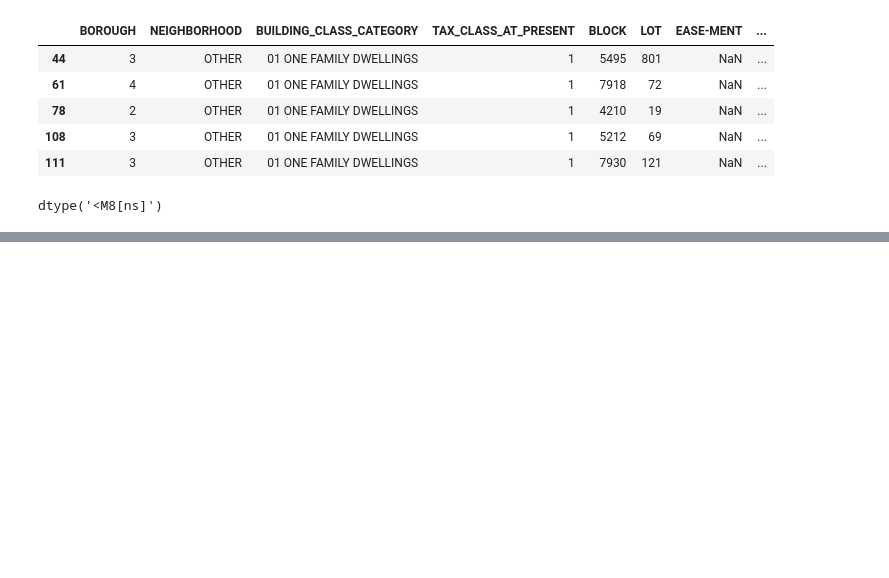
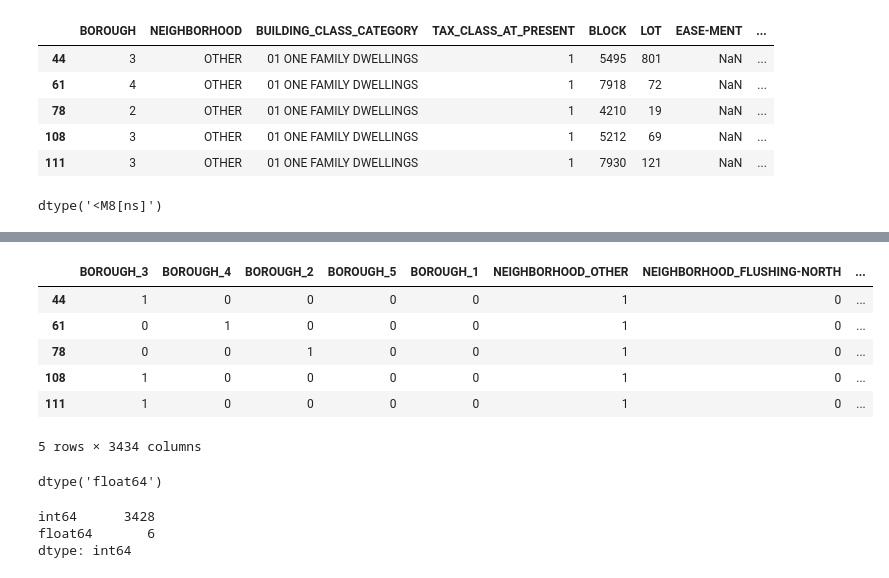
Before and after one commit to james-caldwell1981/DS-Unit-2-Linear-Models, a Jupyter notebook: module3-ridge-regression/LS_DS_213_assignment_Caldwell_James_TL_Hadi.ipynb, the cells around one changed output, grey strips where cells are left out. Cells and saved outputs as stored; diff of their text form; code cells hidden in the pictures; blank space fills up the shorter version.

```diff
--- a/module3-ridge-regression/LS_DS_213_assignment_Caldwell_James_TL_Hadi.ipynb
+++ b/module3-ridge-regression/LS_DS_213_assignment_Caldwell_James_TL_Hadi.ipynb
@@ -128,0 +164,3 @@ train_df = subset_df[subset_df]
+# %%
+X_train = train_df.drop('SALE_PRICE', axis=1)
+y_train = train_df['SALE_PRICE'].astype('float64')
@@ -128,0 +198,2 @@ train_df = subset_df[subset_df]
+# %%
+X_train.drop(['EASE-MENT', 'APARTMENT_NUMBER'], axis=1, inplace=True)
@@ -128,0 +202,14 @@ train_df = subset_df[subset_df]
+# %%
+encoder = ce.OneHotEncoder(use_cat_names=True)
+# %%
+X_train_enc = encoder.fit_transform(X_train)
+# %%
+X_train_enc.head()
+# %% [output]
+|  | BOROUGH_3 | BOROUGH_4 | BOROUGH_2 | BOROUGH_5 | BOROUGH_1 | NEIGHBORHOOD_OTHER | NEIGHBORHOOD_FLUSHING-NORTH | ... |
+| 44 | 1 | 0 | 0 | 0 | 0 | 1 | 0 | ... |
+| 61 | 0 | 1 | 0 | 0 | 0 | 1 | 0 | ... |
+| 78 | 0 | 0 | 1 | 0 | 0 | 1 | 0 | ... |
+| 108 | 1 | 0 | 0 | 0 | 0 | 1 | 0 | ... |
+| 111 | 1 | 0 | 0 | 0 | 0 | 1 | 0 | ... |
+5 rows × 3434 columns
@@ -128,0 +218,10 @@ train_df = subset_df[subset_df]
+# %%
+y_train.dtype
+# %% [output]
+dtype('float64')
+# %%
+X_train_enc.dtypes.value_counts()
+# %% [output]
+int64      3428
+float64       6
+dtype: int64
```
Also changed, not shown: parts of 25 cells of this notebook.
